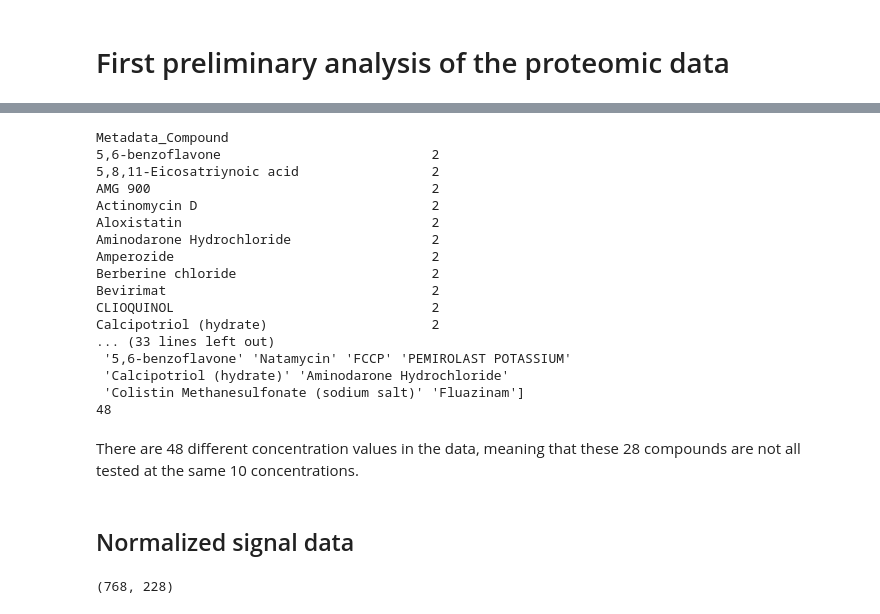
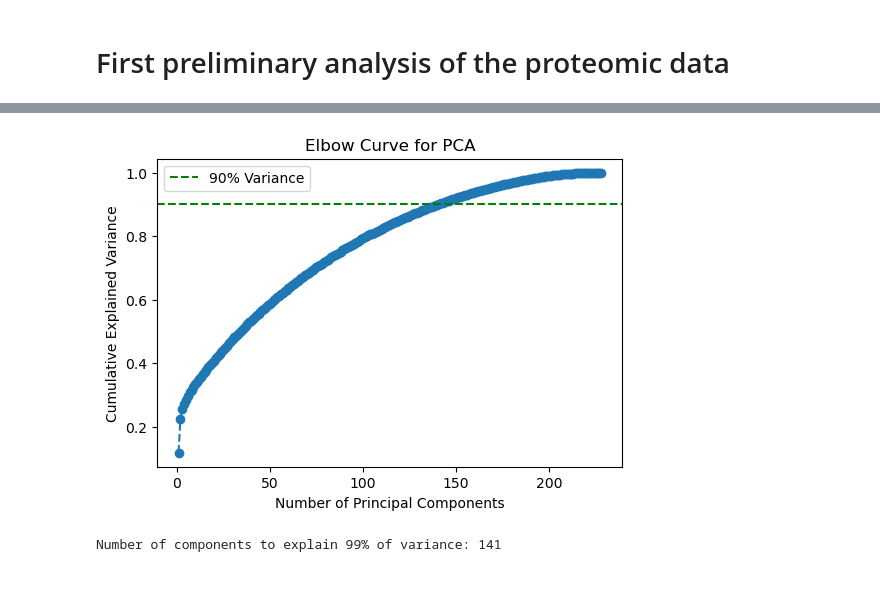
Before and after one commit to broadinstitute/2025_Grigoryan_Proteomics, a Jupyter notebook: 00.exploratory_analysis/first_analysis.ipynb, the cells around one changed output, grey strips where cells are left out. Saved outputs shown, nothing was run; the diff lists cells and outputs as text; code cells hidden in the pictures; blank space fills up the shorter version.

```diff
--- a/00.exploratory_analysis/first_analysis.ipynb
+++ b/00.exploratory_analysis/first_analysis.ipynb
@@ -148,45 +19,0 @@ The compounds tested at 10 different concentrations (28 in total) in various wel
-# %%
-# filter the data with multiple concentration values
-concentration_values = raw_data.groupby('Metadata_Compound')['Metadata_compound_concentration'].unique()
-multi_concentration_compounds = concentration_values[concentration_values.apply(len) > 1]
-
-replicate_counts = raw_data.groupby('Metadata_Compound')['Metadata_plate_barcode'].nunique()
-print(replicate_counts)
-
-filtered_data = raw_data[raw_data['Metadata_Compound'].isin(multi_concentration_compounds.index)]
-print(filtered_data['Metadata_Compound'].unique())
-print(filtered_data['Metadata_compound_concentration'].nunique())
-# %% [output]
-Metadata_Compound
-5,6-benzoflavone                           2
-5,8,11-Eicosatriynoic acid                 2
-AMG 900                                    2
-Actinomycin D                              2
-Aloxistatin                                2
-Aminodarone Hydrochloride                  2
-Amperozide                                 2
-Berberine chloride                         2
-Bevirimat                                  2
-CLIOQUINOL                                 2
-Calcipotriol (hydrate)                     2
-... (33 lines left out)
- '5,6-benzoflavone' 'Natamycin' 'FCCP' 'PEMIROLAST POTASSIUM'
- 'Calcipotriol (hydrate)' 'Aminodarone Hydrochloride'
- 'Colistin Methanesulfonate (sodium salt)' 'Fluazinam']
-48
-# %% [markdown]
-There are 48 different concentration values in the data, meaning that these 28 compounds are not all tested at the same 10 concentrations.
-# %% [markdown]
-## Normalized signal data
-# %%
-# protein columns of normalized signal data and filter the proteins that are fully missing in the raw data
-
-metadata_cols = [col for col in norm_signal.columns if col.startswith("Metadata")]
-proteine_data = norm_signal.drop(columns=metadata_cols)
-
-
-norm_signal_filtered = proteine_data.drop(columns=proteins_fully_missing)
-
-print(norm_signal_filtered.shape)
-# %% [output]
-(768, 228)
@@ -193,3 +23,33 @@ print(norm_signal_filtered.shape)
+# %%
+# PCA analysis to determine the number of components to explain 99% of variance
+
+norm_signal_filtered = norm_signal.drop(columns=[col for col in norm_signal.columns if col.startswith("Metadata")])
+
+scaler = StandardScaler()
+scaled = scaler.fit_transform(norm_signal_filtered)
+
+pca = PCA()
+pca.fit(scaled)
+
+explained_variance_ratio = pca.explained_variance_ratio_
+cumulative_variance = np.cumsum(explained_variance_ratio)
+n_components_99 = np.argmax(cumulative_variance >= 0.90) + 1
+
+
+
+plt.figure(figsize=(6, 4))
+plt.plot(range(1, len(explained_variance_ratio) + 1), cumulative_variance, marker='o', linestyle='--')
+plt.axhline(y=0.90, color='g', linestyle='--', label="90% Variance")
+plt.xlabel('Number of Principal Components')
+plt.ylabel('Cumulative Explained Variance')
+plt.title('Elbow Curve for PCA')
+plt.legend()
+plt.show()
+
+print(f"Number of components to explain 99% of variance: {n_components_99}")
+# %% [output]
+[figure, added]
+Number of components to explain 99% of variance: 141
 # %%
 ## non scaled data PCA
 
```
Also changed, not shown: parts of 27 cells of this notebook, 2 other files.
